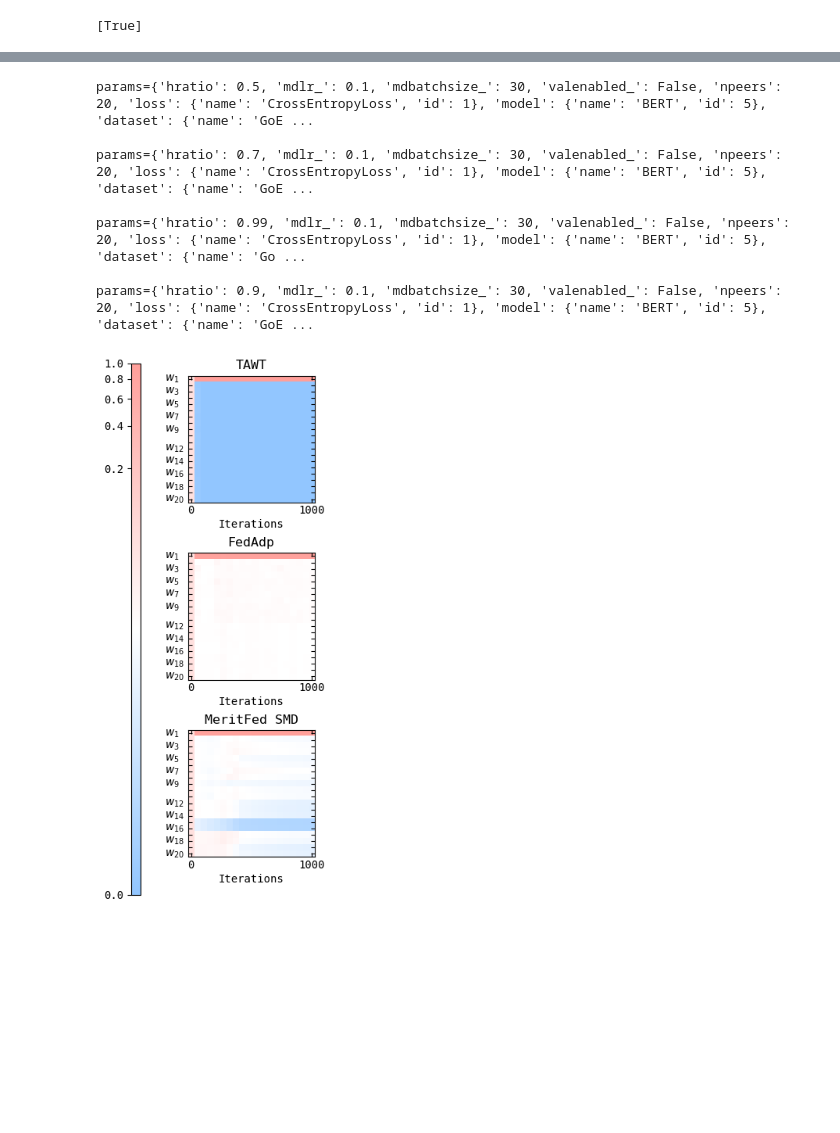
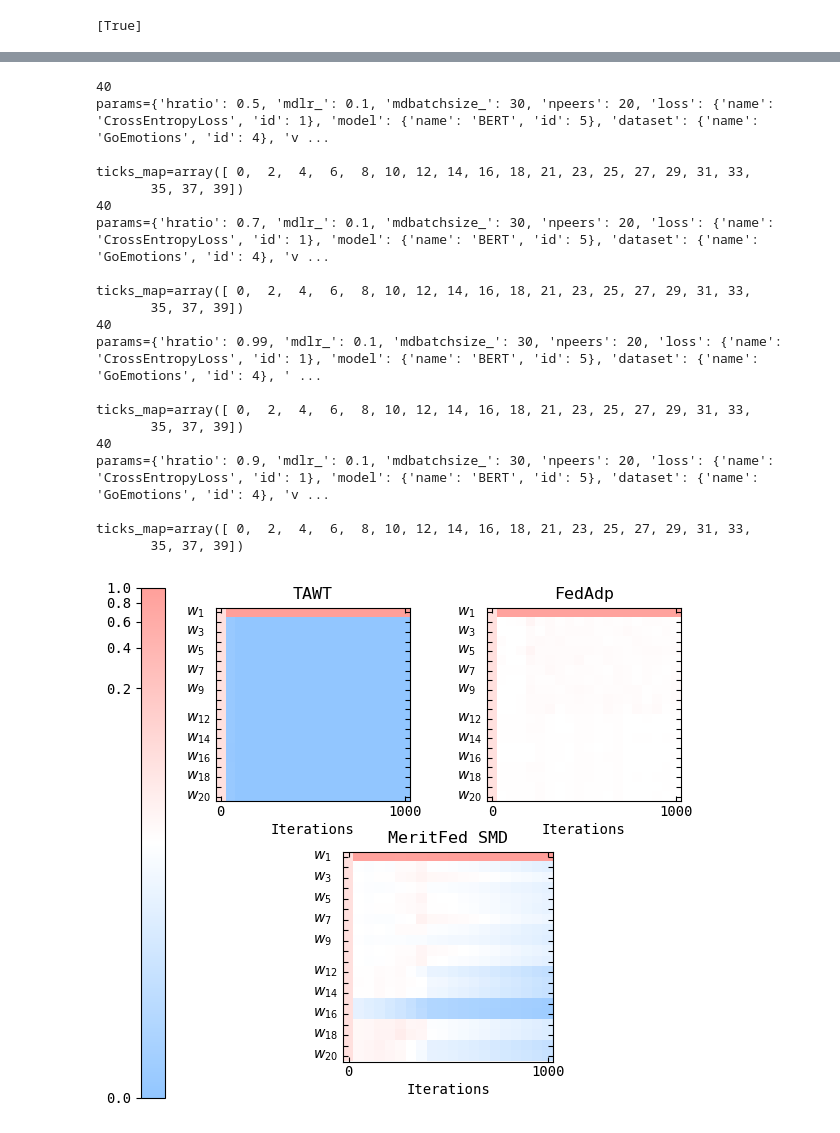
Before and after one commit to nazya/MeritFed, a Jupyter notebook: plot-bert-resnet.ipynb, the cells around one changed output, grey strips where cells are left out. Drawn from its saved outputs; the diff is of its cells as text; code cells hidden in the pictures; blank space fills up the shorter version.

```diff
--- a/plot-bert-resnet.ipynb
+++ b/plot-bert-resnet.ipynb
@@ -195,7 +192,7 @@ query = 'params.model="ResNet18" and params.valenabled="False"'
 #  finals for bert
 # query = 'params.model="BERT"'
 query = 'params.valenabled="True" and params.model="BERT"'
-query = 'params.valenabled_="False" and params.model="BERT"'
+# query = 'params.valenabled_="False" and params.model="BERT"'
 
 query = None
 
@@ -204,8 +201,9 @@ if query is None:
 
 
 
+
 label_keys = ['optimizer', 'mdfull_', 'trueweights']
-same_plot = ['seed', 'nepochs', 'weights', 'mdniters_']  # , 'mdlr_'
+same_plot = ['seed', 'nepochs', 'weights', 'mdniters_', 'valenabled_']  # , 'mdlr_'
 ya_keys = ['hratio']
 # ya_keys = []
 
@@ -455,6 +453,7 @@ lookup_id_dict = {'TAWT': 0,
  'SGD Full': 5,
  'MeritFed SMD': 2,
  'MeritFed MD': 3,
+ 'FedFomo': 6,
  'FedAdp': 1}
 # %%
 beg = 0
@@ -494,7 +493,7 @@ for i, (params, runs) in enumerate(iterate_run_sets()):
             m = m.drop('seed', axis=1)
             tmp = m.mean(numeric_only=True).to_frame().transpose().rename(columns={"value": 'm'})
             m = m.drop('step', axis=1)
-            tmp = tmp.join(m.cov(numeric_only=True).reset_index(drop=True).rename(columns={'value': 'c'}))
+            # tmp = tmp.join(m.cov(numeric_only=True).reset_index(drop=True).rename(columns={'value': 'c'}))
             meancov.append(tmp)
 
         meancov = pd.concat(meancov, axis=0)
@@ -601,7 +600,7 @@ for i, (params, runs) in enumerate(iterate_run_sets()):
             tmp = m.mean(numeric_only=True).to_frame().transpose().rename(columns={"value": 'm'})
 
             m = m.drop('step', axis=1)
-            tmp = tmp.join(m.cov(numeric_only=True).reset_index(drop=True).rename(columns={'value': 'c'}))
+            # tmp = tmp.join(m.cov(numeric_only=True).reset_index(drop=True).rename(columns={'value': 'c'}))
             meancov.append(tmp)
 
         meancov = pd.concat(meancov, axis=0)
@@ -610,15 +609,15 @@ for i, (params, runs) in enumerate(iterate_run_sets()):
                 markevery=slice(2*j, len(meancov.step), 10),
                 markersize=8, linewidth=1,
                 markeredgecolor='white', markeredgewidth=1)
-        plt.fill_between(meancov.step, meancov.m - meancov.c**0.5, meancov.m + meancov.c**0.5,color=colors[id], alpha=0.3)
+        # plt.fill_between(meancov.step, meancov.m - meancov.c**0.5, meancov.m + meancov.c**0.5,color=colors[id], alpha=0.3)
         # break
 
     # ax.set_title(metric_key + ' ' + title, fontsize=7)
     ax.grid(True, which="both", ls='dotted')
     handles, labels = ax.get_legend_handles_labels()
     labels, handles = zip(*sorted(zip(labels, handles), key=lambda t: t[0], reverse=True))
-    ax.legend(handles, labels)
-    # ax.legend(loc='center right')
+    # ax.legend(handles, labels)
+    ax.legend(loc='upper left')
 
     ax.set_xlabel('Iterations')
     # ax.set_xscale('log')
@@ -667,13 +666,14 @@ for i, (params, runs) in enumerate(iterate_run_sets()):
 
     end=40
     end=length
+    print(end)
 
     #  for no val
-    fig = plt.figure(figsize=(3, 8))
-    gs = GridSpec(ncols=1, nrows=len(names))
-    for j in range(len(names)):
-        axs.append(fig.add_subplot(gs[j, 0], axes_class=axisartist.Axes))
-    fig.subplots_adjust(hspace=0.4)
+    # fig = plt.figure(figsize=(3, 8))
+    # gs = GridSpec(ncols=1, nrows=len(names))
+    # for j in range(len(names)):
+    #     axs.append(fig.add_subplot(gs[j, 0], axes_class=axisartist.Axes))
+    # fig.subplots_adjust(hspace=0.4)
 
 
     # fig = plt.figure(figsize=(8, 2))
@@ -687,6 +687,16 @@ for i, (params, runs) in enumerate(iterate_run_sets()):
     #     for j in range(2):
     #         axs.append(fig.add_subplot(gs[i, j], axes_class=axisartist.Axes))
     # fig.subplots_adjust(wspace=.4)
+
+    fig = plt.figure(figsize=(6, 6))
+    gs = GridSpec(nrows=2, ncols=2)
+    for i in range(2):
+        if not i:
+            for j in range(2):
+                axs.append(fig.add_subplot(gs[i, j], axes_class=axisartist.Axes))
+        else:
+            axs.append(fig.add_subplot(gs[i, 0:2], axes_class=axisartist.Axes))
+    fig.subplots_adjust(wspace=.4)
 
 
     print(f"{params=}")
@@ -714,14 +724,20 @@ for i, (params, runs) in enumerate(iterate_run_sets()):
 
     x = list()
     ticks_map = np.linspace(0, end-1, config['npeers'], endpoint=True).round().astype(int)
+    print(f"{ticks_map=}")
     for _, (label, g) in enumerate(df.groupby(["label"], group_keys=True)):
         tmp2 = list()
         for key, k in g.groupby(['key']):
             tmp = list()
+
+            jj=0
             for j, (step, s) in enumerate(k.groupby(['step'])):
                 if j not in ticks_map:
                     continue
+                jj+=1
                 x.append(step[0])
+                # print(step[0])
+                # x.append(jj)
                 s = s.drop('label', axis=1)
                 s = s.drop('key', axis=1)
                 s = s.drop('seed', axis=1).reset_index(drop=True)
@@ -735,35 +751,48 @@ for i, (params, runs) in enumerate(iterate_run_sets()):
 
         weights = list()
         for rank in range(config['npeers']):
             k = 'weights_%s' % (str(rank))
             weights.append(dfs[k].tolist())
         id = lookup_id_dict[label[0]]
         axs[id].set_title(label[0])
         # im = axs[id].matshow(weights, cmap=div_cmap, norm=PowerNorm(gamma=1. / 4., vmin=min_w, vmax=max_w))
         im = axs[id].matshow(weights, cmap=div_cmap, norm=PowerNorm(gamma=1. / 7.3, vmin=min_w, vmax=max_w))
         axs[id].set_xlabel('Iterations')
         axs[id].set_xticks([0, len(ticks_map)-1])
         axs[id].set_xticklabels(['0', str(x[-1])])
 
         axs[id].axis["left"].major_ticklabels.set_ha("left")
         axs[id].set_yticks(np.arange(len(labels)), labels=labels)
 
     cbar_ax = fig.add_axes([0., 0.05, .04, 0.85])
     # cbar_ax = fig.add_axes([0., 0.05, .02, 0.85])
     cb = fig.colorbar(im, cax=cbar_ax, location='left', format=mtick.FormatStrFormatter('%.1f'))
     # fig.subplots_adjust(wspace=.4)
     # fig.subplots_adjust(wspace=.1, hspace=0.3)
 
     name = 'w' + ' ' + title
     plt.savefig('figures/'+ name +'.pdf', bbox_inches='tight')
     fig.show()
     # break
 # %% [output]
-params={'hratio': 0.5, 'mdlr_': 0.1, 'mdbatchsize_': 30, 'valenabled_': False, 'npeers': 20, 'loss': {'name': 'CrossEntropyLoss', 'id': 1}, 'model': {'name': 'BERT', 'id': 5}, 'dataset': {'name': 'GoE ...
+40
+params={'hratio': 0.5, 'mdlr_': 0.1, 'mdbatchsize_': 30, 'npeers': 20, 'loss': {'name': 'CrossEntropyLoss', 'id': 1}, 'model': {'name': 'BERT', 'id': 5}, 'dataset': {'name': 'GoEmotions', 'id': 4}, 'v ...
 
-params={'hratio': 0.7, 'mdlr_': 0.1, 'mdbatchsize_': 30, 'valenabled_': False, 'npeers': 20, 'loss': {'name': 'CrossEntropyLoss', 'id': 1}, 'model': {'name': 'BERT', 'id': 5}, 'dataset': {'name': 'GoE ...
+ticks_map=array([ 0,  2,  4,  6,  8, 10, 12, 14, 16, 18, 21, 23, 25, 27, 29, 31, 33,
+       35, 37, 39])
+40
+params={'hratio': 0.7, 'mdlr_': 0.1, 'mdbatchsize_': 30, 'npeers': 20, 'loss': {'name': 'CrossEntropyLoss', 'id': 1}, 'model': {'name': 'BERT', 'id': 5}, 'dataset': {'name': 'GoEmotions', 'id': 4}, 'v ...
 
-params={'hratio': 0.99, 'mdlr_': 0.1, 'mdbatchsize_': 30, 'valenabled_': False, 'npeers': 20, 'loss': {'name': 'CrossEntropyLoss', 'id': 1}, 'model': {'name': 'BERT', 'id': 5}, 'dataset': {'name': 'Go ...
+ticks_map=array([ 0,  2,  4,  6,  8, 10, 12, 14, 16, 18, 21, 23, 25, 27, 29, 31, 33,
+       35, 37, 39])
+40
+params={'hratio': 0.99, 'mdlr_': 0.1, 'mdbatchsize_': 30, 'npeers': 20, 'loss': {'name': 'CrossEntropyLoss', 'id': 1}, 'model': {'name': 'BERT', 'id': 5}, 'dataset': {'name': 'GoEmotions', 'id': 4}, ' ...
 
-params={'hratio': 0.9, 'mdlr_': 0.1, 'mdbatchsize_': 30, 'valenabled_': False, 'npeers': 20, 'loss': {'name': 'CrossEntropyLoss', 'id': 1}, 'model': {'name': 'BERT', 'id': 5}, 'dataset': {'name': 'GoE ...
+ticks_map=array([ 0,  2,  4,  6,  8, 10, 12, 14, 16, 18, 21, 23, 25, 27, 29, 31, 33,
+       35, 37, 39])
+40
+params={'hratio': 0.9, 'mdlr_': 0.1, 'mdbatchsize_': 30, 'npeers': 20, 'loss': {'name': 'CrossEntropyLoss', 'id': 1}, 'model': {'name': 'BERT', 'id': 5}, 'dataset': {'name': 'GoEmotions', 'id': 4}, 'v ...
+
+ticks_map=array([ 0,  2,  4,  6,  8, 10, 12, 14, 16, 18, 21, 23, 25, 27, 29, 31, 33,
+       35, 37, 39])
-[figure, old version]
+[figure, new version]
```
Also changed, not shown: parts of 9 cells of this notebook, 9 other files.
